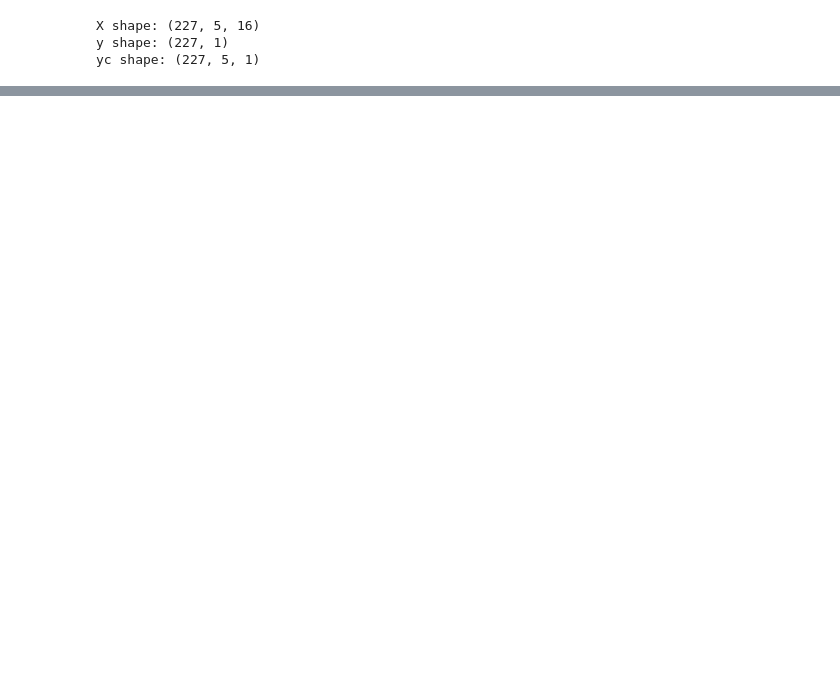
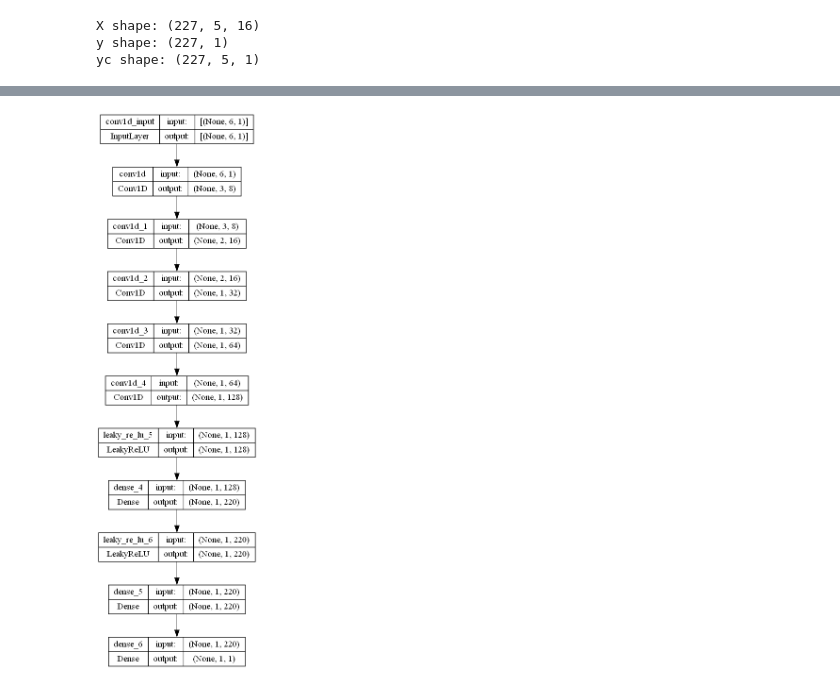
Before and after one commit to Sruti-1602/SentimentAnalysis, a Jupyter notebook: sentimentanalysis.ipynb, the cells around one changed output, grey strips where cells are left out. Saved outputs shown, nothing was run; the diff lists cells and outputs as text; code cells hidden in the pictures; blank space fills up the shorter version.

```diff
--- a/sentimentanalysis.ipynb
+++ b/sentimentanalysis.ipynb
@@ -444,0 +488,4 @@ def plot_results(Real_price, Predicted_price, index_train):
+# %%
+tf.keras.utils.plot_model(discriminator, to_file='discriminator_keras_model.png', show_shapes = True)
+# %% [output]
+[figure, added]
```
Also changed, not shown: parts of 4 cells of this notebook.
